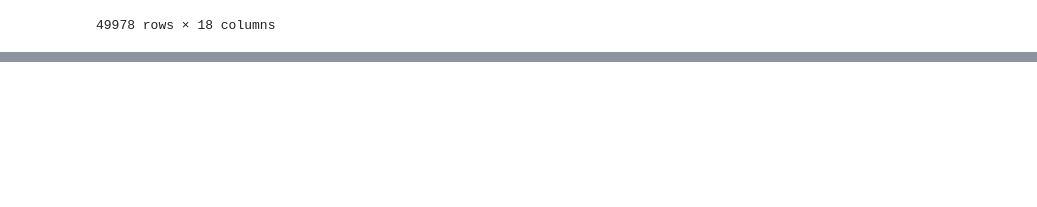
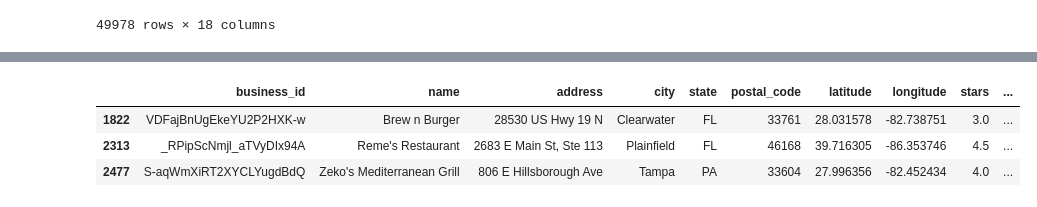
Before and after one commit to Aspirina180mg/PF_DATAPT07, a Jupyter notebook: ETL.ipynb, the cells around one changed output, grey strips where cells are left out. Cells and saved outputs as stored; diff of their text form; code cells hidden in the pictures; blank space fills up the shorter version.

```diff
--- a/ETL.ipynb
+++ b/ETL.ipynb
@@ -564,0 +635,2 @@ Las columnas **state** porque no tiene sentido y **price** deberían eliminarse
+# %%
+df_businesschk = pd.read_parquet(r"Generated\Yelp\business_checkin.parquet")
@@ -564,0 +657,7 @@ Las columnas **state** porque no tiene sentido y **price** deberían eliminarse
+# %%
+df_businesschk.sample(3)
+# %% [output]
+|  | business_id | name | address | city | state | postal_code | latitude | longitude | stars | ... |
+| 1822 | VDFajBnUgEkeYU2P2HXK-w | Brew n Burger | 28530 US Hwy 19 N | Clearwater | FL | 33761 | 28.031578 | -82.738751 | 3.0 | ... |
+| 2313 | _RPipScNmjl_aTVyDIx94A | Reme's Restaurant | 2683 E Main St, Ste 113 | Plainfield | FL | 46168 | 39.716305 | -86.353746 | 4.5 | ... |
+| 2477 | S-aqWmXiRT2XYCLYugdBdQ | Zeko's Mediterranean Grill | 806 E Hillsborough Ave | Tampa | PA | 33604 | 27.996356 | -82.452434 | 4.0 | ... |
```
Also changed, not shown: parts of 32 cells of this notebook, 1 other file.
